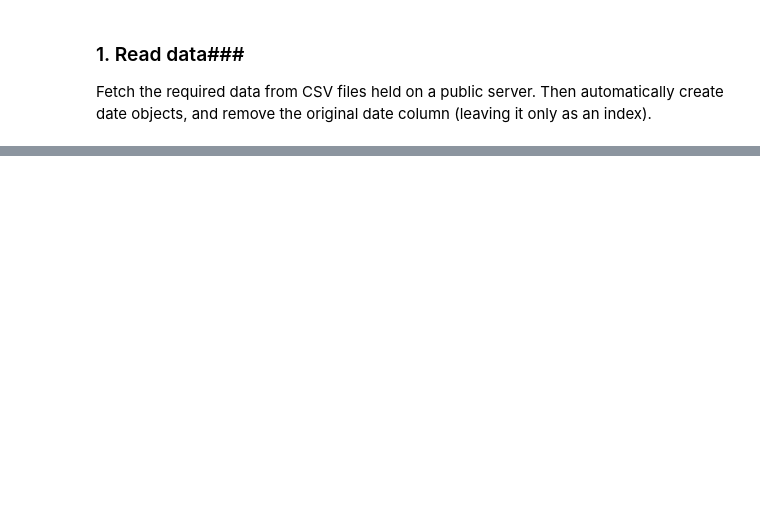
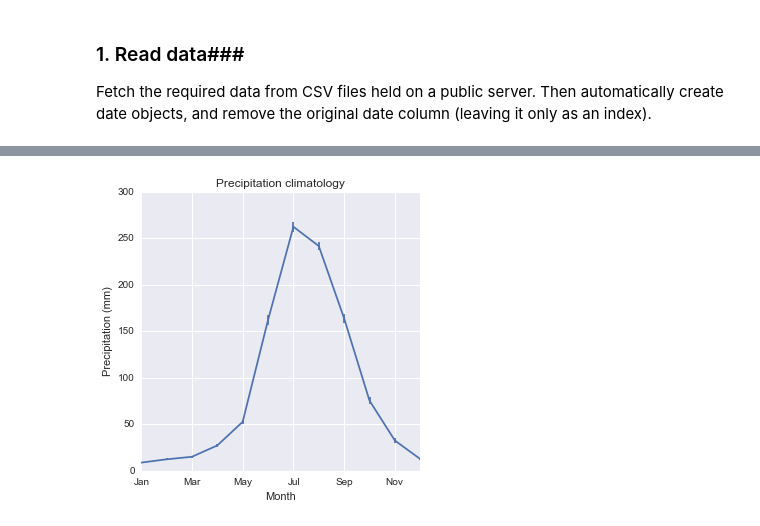
Before and after one commit to benlaken/Nbks, a Jupyter notebook: Monsoon_analysis.ipynb, the cells around one changed output, grey strips where cells are left out. Cells and saved outputs as stored; diff of their text form; code cells hidden in the pictures; blank space fills up the shorter version.

```diff
--- a/Monsoon_analysis.ipynb
+++ b/Monsoon_analysis.ipynb
@@ -412,0 +112,26 @@ Fit with another (simpler) and independent method, using a polynomial, and predi
+# %%
+def return_stderr(data):
+    """Calculate uncertainty of a np array as Standard Error of the Mean"""
+    return np.nanstd(data)/np.sqrt(np.count_nonzero(data) - 1)
+
+climo = {}       # Produce a dic of monthly climatology using list comprehension
+climo['means'] = [np.mean(monsoon.Precip[monsoon.index.month == (mnth+1)])
+                  for mnth in xrange(12)]
+climo['error'] = [return_stderr(monsoon.Precip[monsoon.index.month == (mnth+1)].values)
+                    for mnth in xrange(12)]
+# %%
+# -- Plot the climatology --
+my_climo = plt.figure()
+my_climo.set_size_inches(5,5)
+ax1 = my_climo.add_subplot(111)
+ax1.errorbar(x=range(12),y=climo['means'],yerr=climo['error'])
+ax1.set_title(r'Precipitation climatology')
+ax1.set_ylabel(r'Precipitation (mm)')
+ax1.set_xlabel(r'Month')
+ax1.set_xlim(0,11)
+ax1.set_xticklabels(labels=['Jan','Mar','May','Jul','Sep','Nov'])
+ax1.grid(True)
+plt.show(my_climo)
+#my_ts.savefig('Monthly_climo.pdf',dpi=300)
+# %% [output]
+[figure, added]
```
Also changed, not shown: parts of 65 cells of this notebook.
